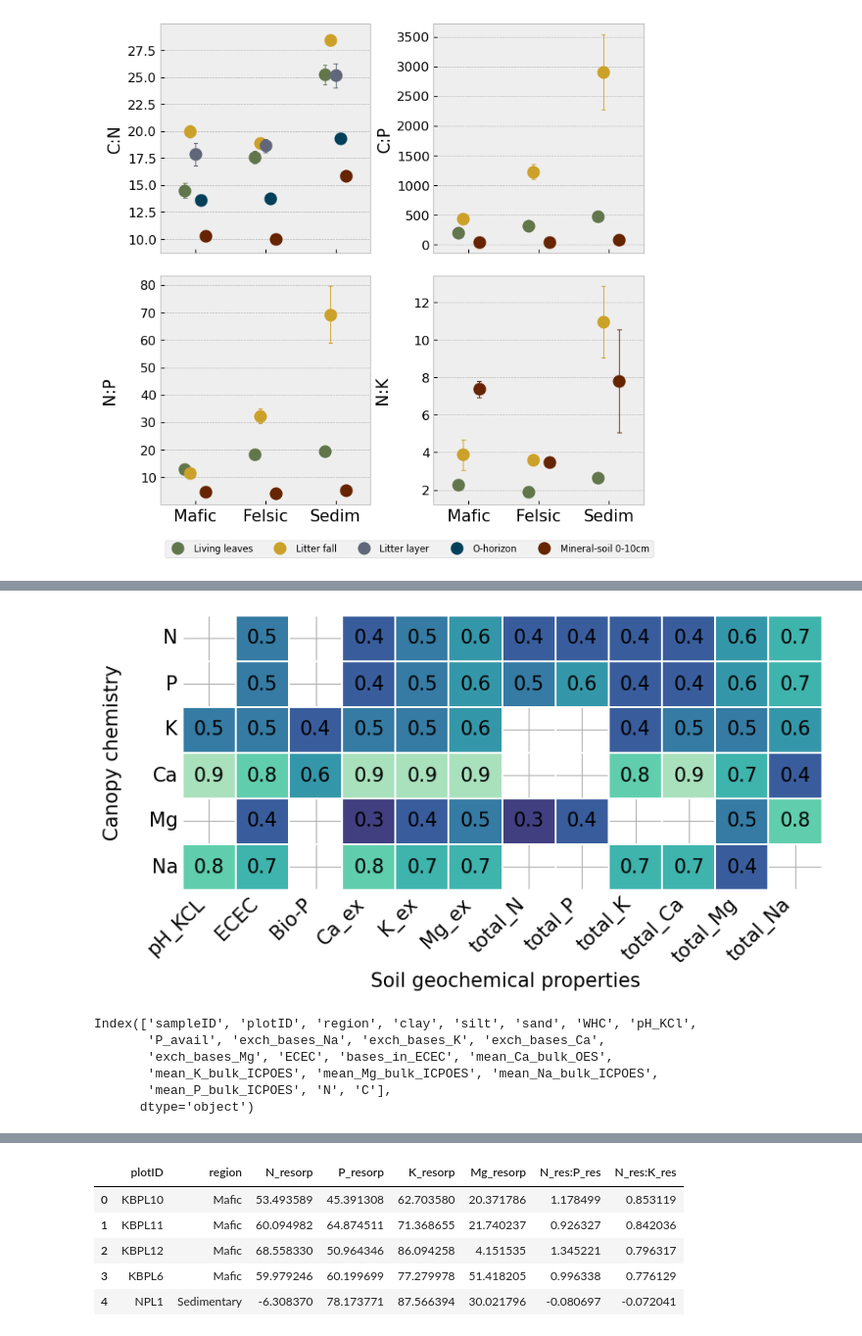
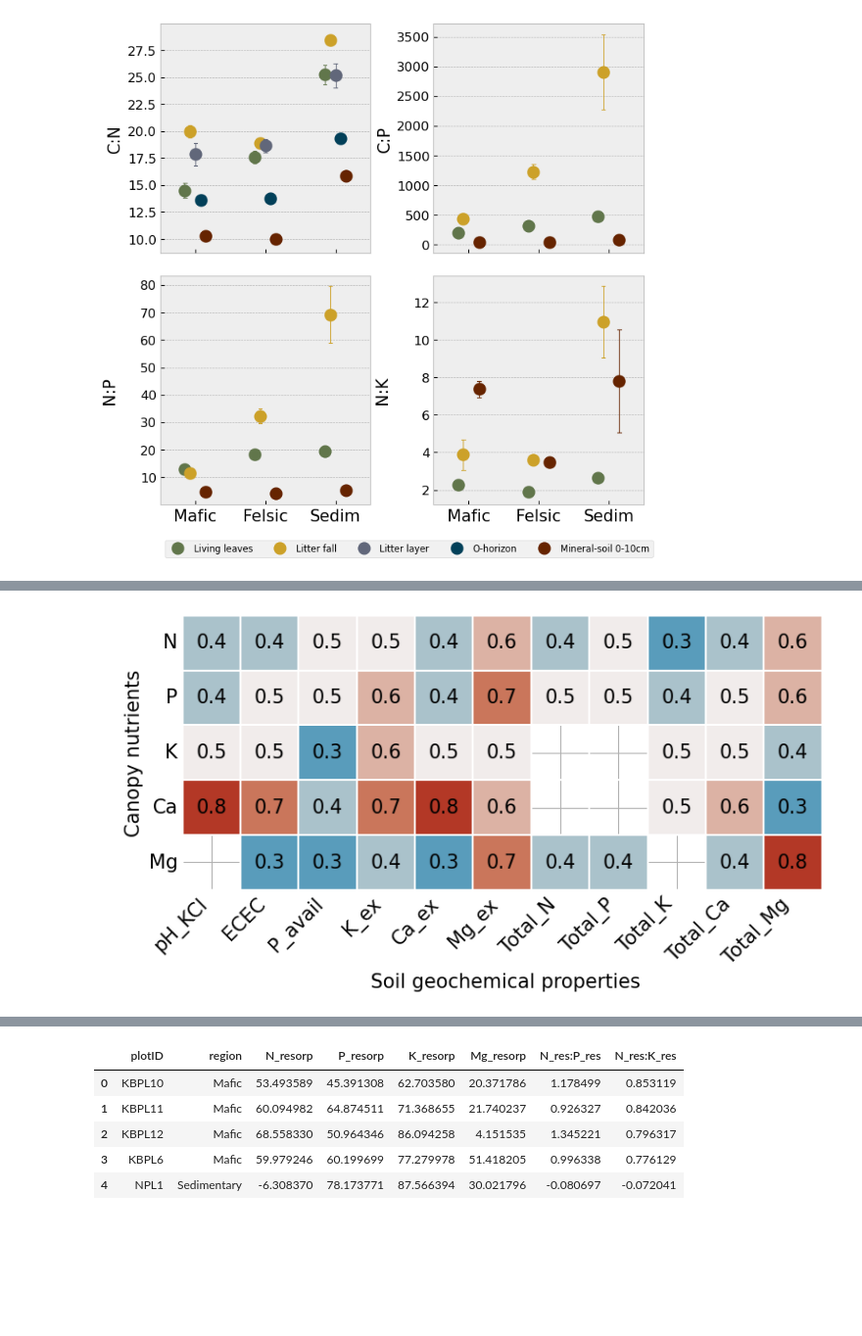
Before and after one commit to BBenyamini/eco-analysis, a Jupyter notebook: analysis/canopy.ipynb, the cells around one changed output, grey strips where cells are left out. Shown at 98% size. Saved outputs shown, nothing was run; the diff lists cells and outputs as text; code cells hidden in the pictures; blank space fills up the shorter version.

```diff
--- a/analysis/canopy.ipynb
+++ b/analysis/canopy.ipynb
@@ -1142,2 +1063,0 @@ resorp_species["NP_resorp"]=resorp_species["N_resorp"]/resorp_species["P_resorp"
-# %%
-traits_agg=traits_agg.replace({"region":{"Mixed":"Sedim"}})
@@ -1238,0 +1064,5 @@ df
+# %%
+#create a subset of canopy chemistry
+traits_agg_sub=traits_agg[["plotID","N_mass", "P", "K","Ca","Mg","Na"]]
+traits_agg_sub=traits_agg_sub.rename(columns={"N_mass":"N"})
+traits_agg_sub.head()
@@ -1238,0 +1076,5 @@ df
+# %%
+#look at the soil_10
+
+soil_canopy=pd.merge(traits_agg_sub, soil_10, on="plotID", how="inner")
+soil_canopy.info()
@@ -1238,0 +1099,11 @@ df
+# %%
+#try correlations with soil properties in top 10cm
+correlations=np.round(soil_canopy.iloc[:,1:].corr(method="pearson"), 1)
+#keep the significant correlations only
+sub_correlations=correlations>=0.3
+correlations=correlations[sub_correlations]
+#sort the matrix of correlation values
+correlations=correlations.loc[["N","P","K","Ca","Mg"],["pH_KCl","ECEC","P_avail","K_ex","Ca_ex","Mg_ex","Total_N","Total_P",
+                                                        "Total_K","Total_Ca","Total_Mg"]]
+#print the new matrix
+correlations
@@ -1239,31 +1119,21 @@ df
 # %%
 #create the figure
 plt.style.use("_mpl-gallery")
 fig= plt.figure(figsize=[7,3])
-ax=sns.heatmap(df, annot=True,cmap="mako",fmt='.1f', annot_kws={"size": 15, "color":"black"},
+ax=sns.heatmap(correlations, annot=True,cmap="cmo.balance",fmt='.1f', annot_kws={"size": 15, "color":"black"},
 vmin=0, vmax=1,cbar=False, linewidths=0.1, linecolor='white',
 robust=True, cbar_kws={'spacing':'uniform'})
 
 
 # set the x-labels with
 _, xlabels = plt.xticks()
 _, ylabels = plt.yticks()
 ax.set_xticklabels(xlabels,size=15,rotation=45, ha="right")
 ax.set_yticklabels(ylabels,size=15,rotation=0, ha="right")
 
-plt.ylabel("Canopy chemistry\n ", fontsize=15)
+plt.ylabel("\nCanopy nutrients", fontsize=15)
 plt.xlabel(" Soil geochemical properties",fontsize=15)
 plt.show();
-#fig.savefig('figures/Fig-A1.png', dpi=600,bbox_inches='tight', pad_inches=0.05);
+#fig.savefig('figures/Fig4.png', dpi=600,bbox_inches='tight', pad_inches=0.05);
 # %% [output]
-[figure, old version]
+[figure, new version]
-# %%
-#rename soil columns for the top 10 soil properties
-soil_10.columns
-# %% [output]
-Index(['sampleID', 'plotID', 'region', 'clay', 'silt', 'sand', 'WHC', 'pH_KCl',
-       'P_avail', 'exch_bases_Na', 'exch_bases_K', 'exch_bases_Ca',
-       'exch_bases_Mg', 'ECEC', 'bases_in_ECEC', 'mean_Ca_bulk_OES',
-       'mean_K_bulk_ICPOES', 'mean_Mg_bulk_ICPOES', 'mean_Na_bulk_ICPOES',
-       'mean_P_bulk_ICPOES', 'N', 'C'],
-      dtype='object')
```
Also changed, not shown: parts of 56 cells of this notebook, 3 other files.
